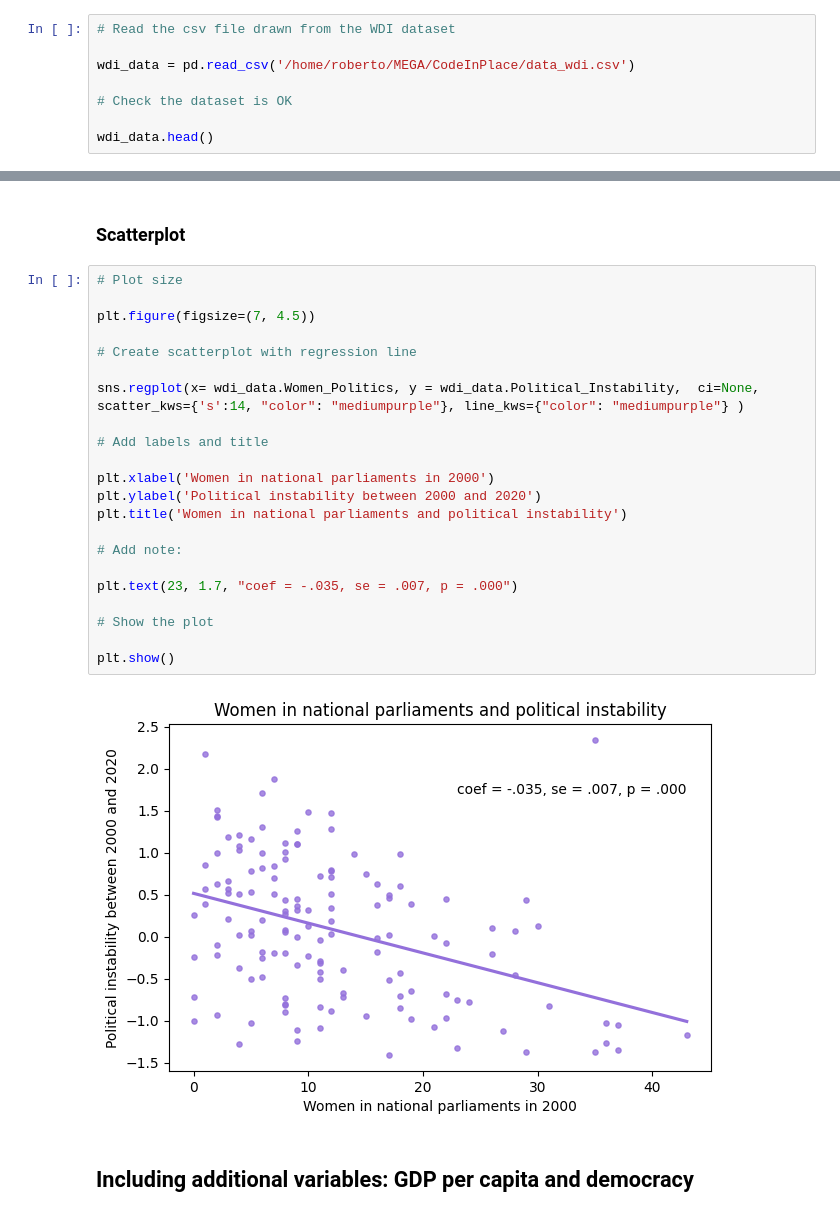
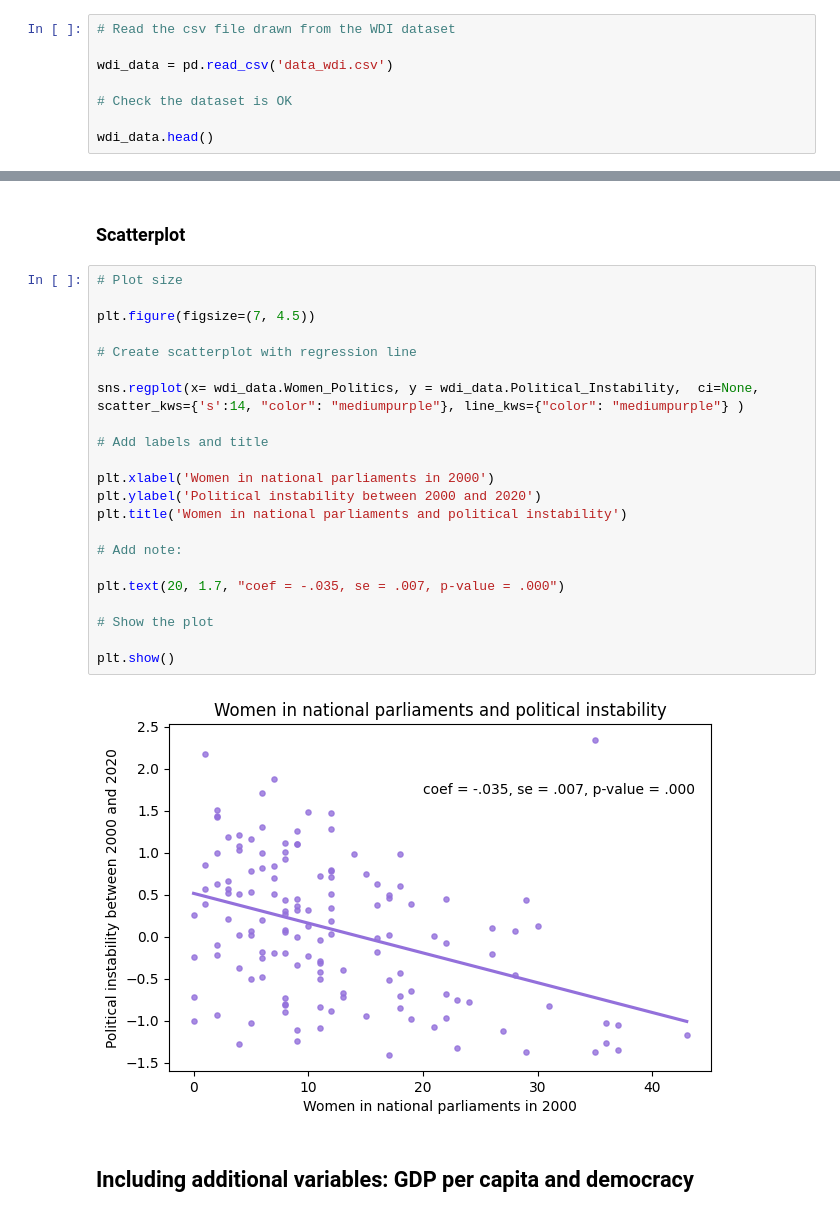
Before and after one commit to DmitriRazumikhin/CodeInPlace, a Jupyter notebook: FinalProject.ipynb, the cells around one changed output, grey strips where cells are left out. Saved outputs shown, nothing was run; the diff lists cells and outputs as text.

```diff
--- a/FinalProject.ipynb
+++ b/FinalProject.ipynb
@@ -84,7 +84,7 @@ plt.show()
 # %%
 # Read the csv file drawn from the WDI dataset
 
-wdi_data = pd.read_csv('/home/roberto/MEGA/CodeInPlace/data_wdi.csv')
+wdi_data = pd.read_csv('data_wdi.csv')
 
 # Check the dataset is OK
 
@@ -193,27 +193,27 @@ Notes:
 # %%
 # Plot size
 
 plt.figure(figsize=(7, 4.5))
 
 # Create scatterplot with regression line
 
 sns.regplot(x= wdi_data.Women_Politics, y = wdi_data.Political_Instability,  ci=None, scatter_kws={'s':14, "color": "mediumpurple"}, line_kws={"color": "mediumpurple"} )
 
 # Add labels and title
 
 plt.xlabel('Women in national parliaments in 2000')
 plt.ylabel('Political instability between 2000 and 2020')
 plt.title('Women in national parliaments and political instability')
 
 # Add note:
 
-plt.text(23, 1.7, "coef = -.035, se = .007, p = .000")
+plt.text(20, 1.7, "coef = -.035, se = .007, p-value = .000")
 
 # Show the plot
 
 plt.show()
 # %% [output]
-[figure, old version]
+[figure, new version]
 # %% [markdown]
 ## Including additional variables: GDP per capita and democracy
 # %% [markdown]
```
Also changed, not shown: parts of 4 cells of this notebook.
